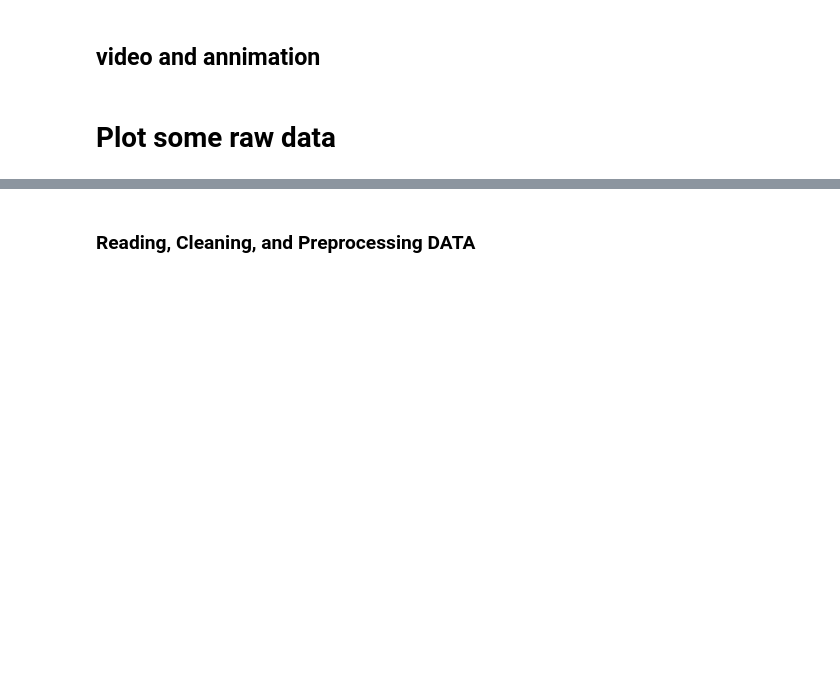
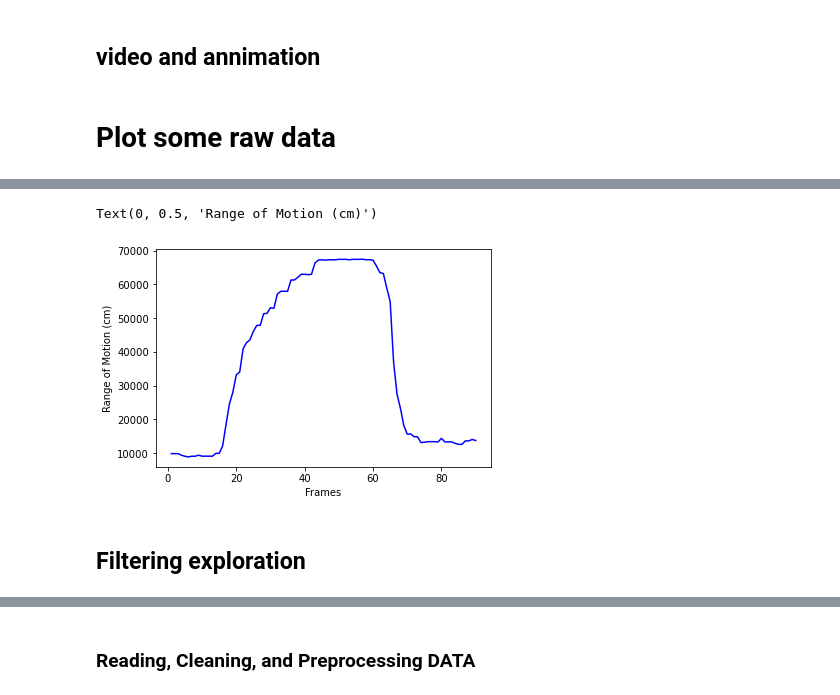
Before and after one commit to denizjafari/ClinicalScore, a Jupyter notebook: FeatureEngTesting.ipynb, the cells around one changed output, grey strips where cells are left out. Cells and saved outputs as stored; diff of their text form; code cells hidden in the pictures; blank space fills up the shorter version.

```diff
--- a/FeatureEngTesting.ipynb
+++ b/FeatureEngTesting.ipynb
@@ -30,31 +28,3 @@ from typing import Dict, List
-# %%
-# cleaning video data
-
-def cleaning_video_df(DF):
-
-    # choose the needed columns and convert the values to mm
-    DF = DF[["BAG_Frame_number",'Time_Stamp (s)','Video_Frame_number',
-             'landmark_48', 'landmark_48.1', 'landmark_48.2', 'landmark_54',
-            'landmark_54.1', 'landmark_54.2', 'landmark_51', 'landmark_51.1',
-            'landmark_51.2', 'landmark_57', 'landmark_57.1', 'landmark_57.2']]
-
-
-    DF = DF.rename(columns={'Time_Stamp (s)': 'Time', "landmark_48": "X_LR", "landmark_48.1": "Y_LR",
-                           "landmark_48.2": "Z_LR", "landmark_54": "X_LLeft",
-                           "landmark_54.1": "Y_LLeft", "landmark_54.2": "Z_LLeft",
-                           "landmark_51": "X_UL", "landmark_51.1": "Y_UL",
-                           "landmark_51.2": "Z_UL", "landmark_57": "X_LL", "landmark_57.1": "Y_LL",
-                           "landmark_57.2": "Z_LL"})
-
-    DF = DF.astype({ "X_LR": np.double, "Y_LR": np.double,"Z_LR": np.double, "X_LLeft": np.double,
-                            "Y_LLeft": np.double, "Z_LLeft": np.double, "X_UL": np.double,  "Y_UL": np.double,
-                            "Z_UL": np.double,  "X_LL": np.double,  "Y_LL": np.double, "Z_LL": np.double})
-
-    # conver the values from m to mm
-    DF[["X_LR", "Y_LR","Z_LR", "X_LLeft", "Y_LLeft", "Z_LLeft", "X_UL",  "Y_UL","Z_UL",  "X_LL",
-       "Y_LL", "Z_LL"]] =  DF[["X_LR", "Y_LR","Z_LR", "X_LLeft", "Y_LLeft", "Z_LLeft", "X_UL",  "Y_UL","Z_UL",  "X_LL",
-       "Y_LL", "Z_LL"]]*1000
-    return DF
 # %% [markdown]
 # Reading the video files needed
 task video file
@@ -490,0 +499,5 @@ def rom(list_of_arrays):
+# %%
+df_l = df_l.drop(0,axis=0)
+df_l = cleaning_video_df(df_l)
+df_l = lipDist(df_l)
+df_l.head()
@@ -490,0 +511,11 @@ def rom(list_of_arrays):
+# %%
+#for rep in df_f['rep'].unique():
+
+plt.plot(df_l['Vert_Lip_Motion'][0:90],'b')
+plt.xlabel('Frames')
+plt.ylabel('Range of Motion (cm)')
+# %% [output]
+Text(0, 0.5, 'Range of Motion (cm)')
+[figure, added]
+# %% [markdown]
+## Filtering exploration
```
Also changed, not shown: parts of 14 cells of this notebook, 1 other file.
